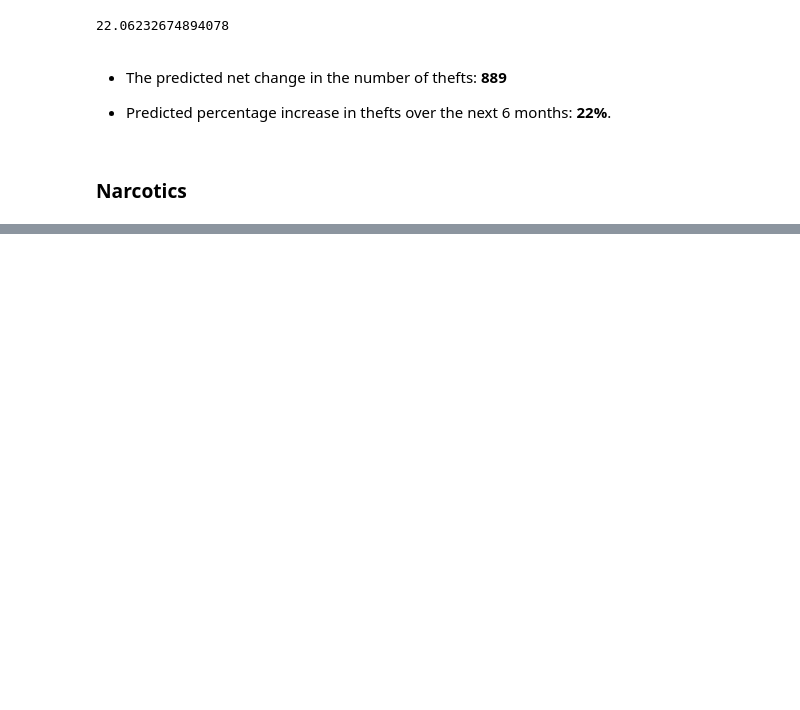
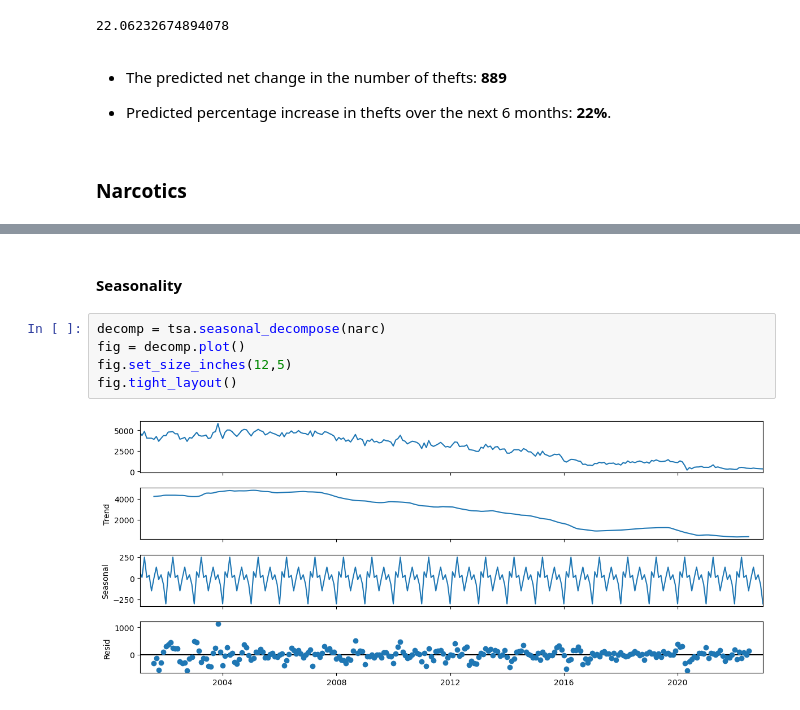
Before and after one commit to Gondram/Chicago-Crime, a Jupyter notebook: Project 3 Part 2.ipynb, the cells around one changed output, grey strips where cells are left out. Saved outputs shown, nothing was run; the diff lists cells and outputs as text; blank space fills up the shorter version.

```diff
--- a/Project 3 Part 2.ipynb
+++ b/Project 3 Part 2.ipynb
@@ -948,0 +992,9 @@ perc_change
+# %% [markdown]
+#### Seasonality
+# %%
+decomp = tsa.seasonal_decompose(narc)
+fig = decomp.plot()
+fig.set_size_inches(12,5)
+fig.tight_layout()
+# %% [output]
+[figure, added]
```
Also changed, not shown: parts of 47 cells of this notebook.
